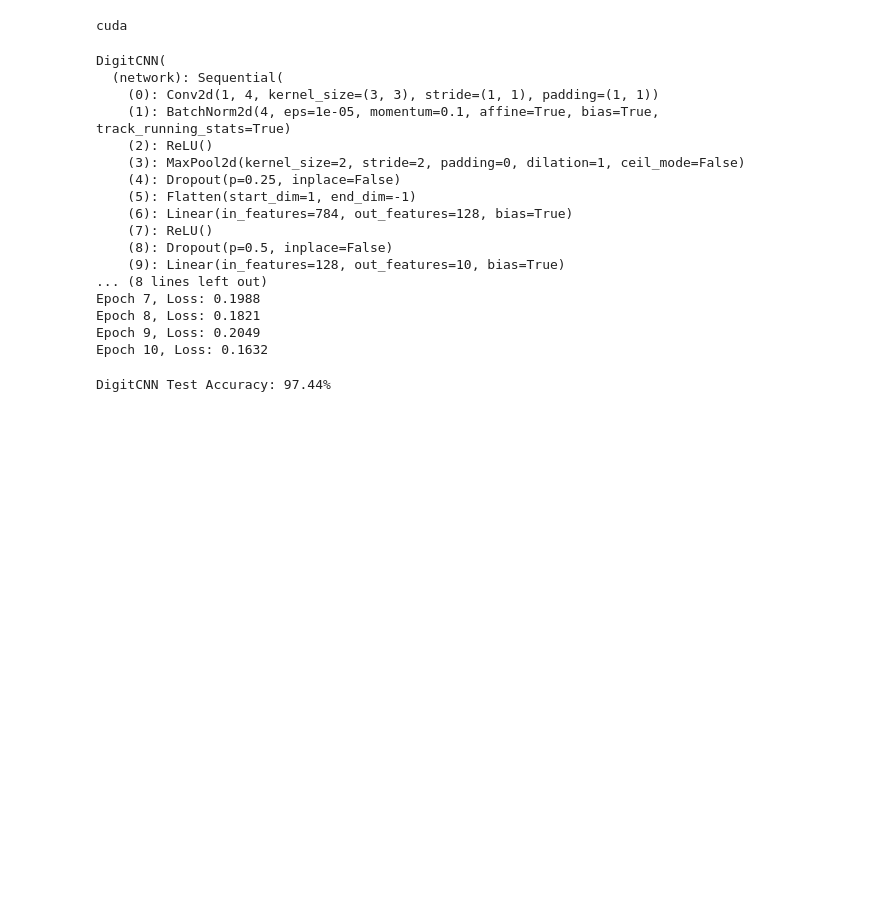
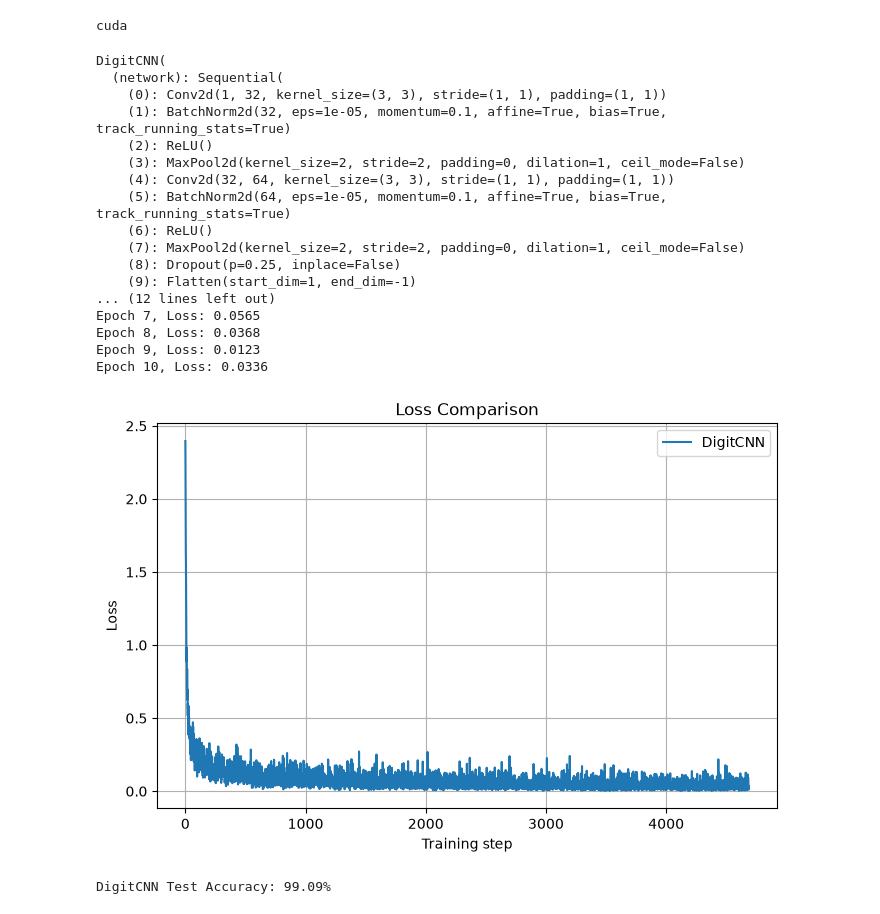
Before and after one commit to Rajavn6789/ml_learning, a Jupyter notebook: notebooks/examples/cnn_digit_classification.ipynb, the cells around one changed output. Drawn from its saved outputs; the diff is of its cells as text; code cells hidden in the pictures; blank space fills up the shorter version.

```diff
--- a/notebooks/examples/cnn_digit_classification.ipynb
+++ b/notebooks/examples/cnn_digit_classification.ipynb
@@ -13,7 +14,7 @@ device = torch.device(
 
 print(device)
 
-BATCH_SIZE = 1024
+BATCH_SIZE = 128
 
 train_dataset = datasets.MNIST(
     root='../datasets',
@@ -38,32 +39,6 @@ class DigitCNN(nn.Module):
     def __init__(self):
         super().__init__()
         self.network = nn.Sequential(
-            nn.Conv2d(
-                in_channels=1,
-                out_channels=4,
-                kernel_size=3,
-                padding=1
-            ),
-            nn.BatchNorm2d(4),
-            nn.ReLU(),
-            # nn.Conv2d(
-            #     in_channels=32,
-            #     out_channels=64,
-            #     kernel_size=3,
-            #     padding=1
-            # ),
-            # nn.BatchNorm2d(64),
-            # nn.ReLU(),
-            nn.MaxPool2d(2), #[8x14x14]
-            nn.Dropout(0.25),
-            nn.Flatten(), #[8x14x14]
-            nn.Linear(4 * 14 * 14, 128),
-            nn.ReLU(),
-            nn.Dropout(0.5),
-            nn.Linear(128, 10)
-        )
-
-        self.network_v2 = nn.Sequential(
             nn.Conv2d(1, 32, 3, padding=1),
             nn.BatchNorm2d(32),
             nn.ReLU(),
@@ -79,7 +54,7 @@ class DigitCNN(nn.Module):
         )
 
     def forward(self, x):
-        return self.network_v2(x)
+        return self.network(x)
 # %%
 model = DigitCNN().to(device)
 print(model)
@@ -111,21 +86,35 @@ for epoch in range(EPOCHS):
 # %% [output]
 DigitCNN(
   (network): Sequential(
-    (0): Conv2d(1, 4, kernel_size=(3, 3), stride=(1, 1), padding=(1, 1))
-    (1): BatchNorm2d(4, eps=1e-05, momentum=0.1, affine=True, bias=True, track_running_stats=True)
+    (0): Conv2d(1, 32, kernel_size=(3, 3), stride=(1, 1), padding=(1, 1))
+    (1): BatchNorm2d(32, eps=1e-05, momentum=0.1, affine=True, bias=True, track_running_stats=True)
     (2): ReLU()
     (3): MaxPool2d(kernel_size=2, stride=2, padding=0, dilation=1, ceil_mode=False)
-    (4): Dropout(p=0.25, inplace=False)
-    (5): Flatten(start_dim=1, end_dim=-1)
-    (6): Linear(in_features=784, out_features=128, bias=True)
-    (7): ReLU()
-    (8): Dropout(p=0.5, inplace=False)
-    (9): Linear(in_features=128, out_features=10, bias=True)
-... (8 lines left out)
-Epoch 7, Loss: 0.1988
-Epoch 8, Loss: 0.1821
-Epoch 9, Loss: 0.2049
-Epoch 10, Loss: 0.1632
+    (4): Conv2d(32, 64, kernel_size=(3, 3), stride=(1, 1), padding=(1, 1))
+    (5): BatchNorm2d(64, eps=1e-05, momentum=0.1, affine=True, bias=True, track_running_stats=True)
+    (6): ReLU()
+    (7): MaxPool2d(kernel_size=2, stride=2, padding=0, dilation=1, ceil_mode=False)
+    (8): Dropout(p=0.25, inplace=False)
+    (9): Flatten(start_dim=1, end_dim=-1)
+... (12 lines left out)
+Epoch 7, Loss: 0.0565
+Epoch 8, Loss: 0.0368
+Epoch 9, Loss: 0.0123
+Epoch 10, Loss: 0.0336
+# %%
+# =====================================
+# Loss Curve Comparison
+# =====================================
+plt.figure(figsize=(8,5))
+plt.plot(losses, label="DigitCNN")
+plt.xlabel("Training step")
+plt.ylabel("Loss")
+plt.title("Loss Comparison")
+plt.legend()
+plt.grid(True)
+plt.show()
+# %% [output]
+[figure, added]
 # %%
 def evaluate(model):
     model.eval()
@@ -154,4 +143,4 @@ acc1 = evaluate(model)
 
 print(f"DigitCNN Test Accuracy: {acc1:.2f}%")
 # %% [output]
-DigitCNN Test Accuracy: 97.44%
+DigitCNN Test Accuracy: 99.09%
```
Also changed, not shown: parts of 1 cell of this notebook.
